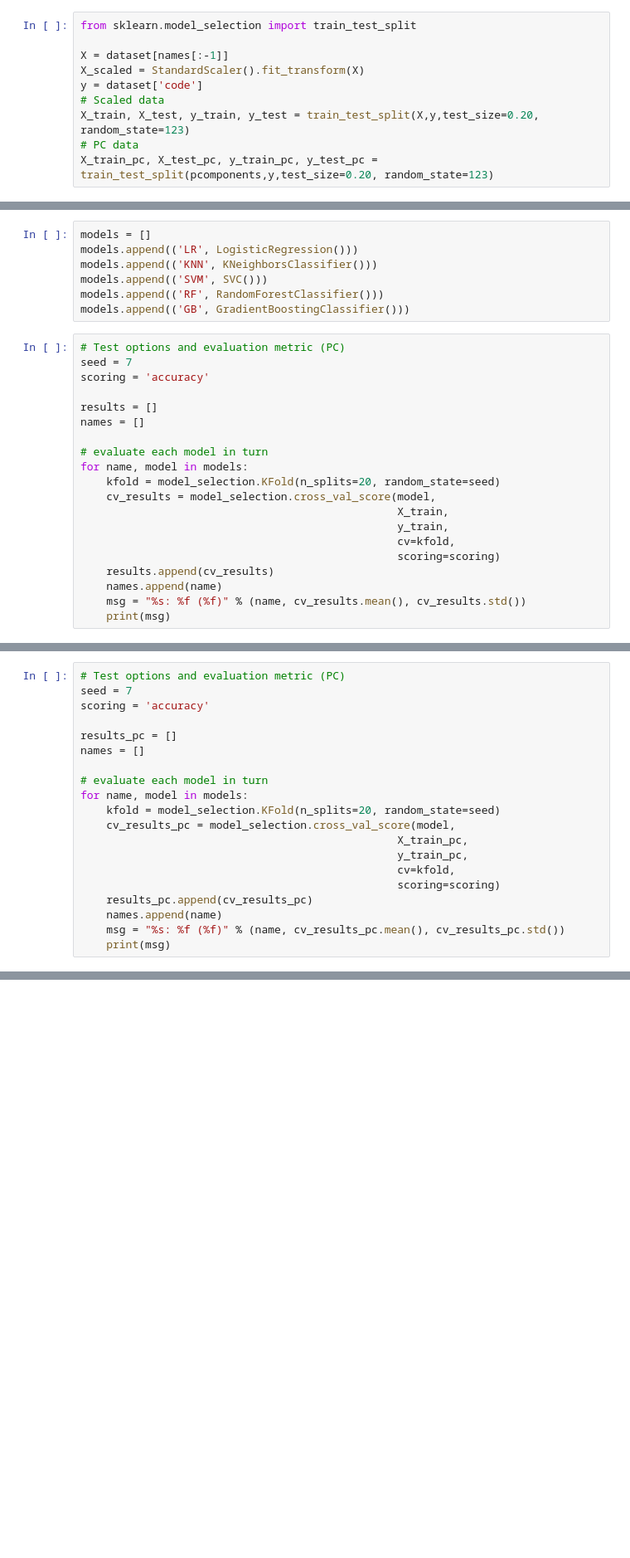
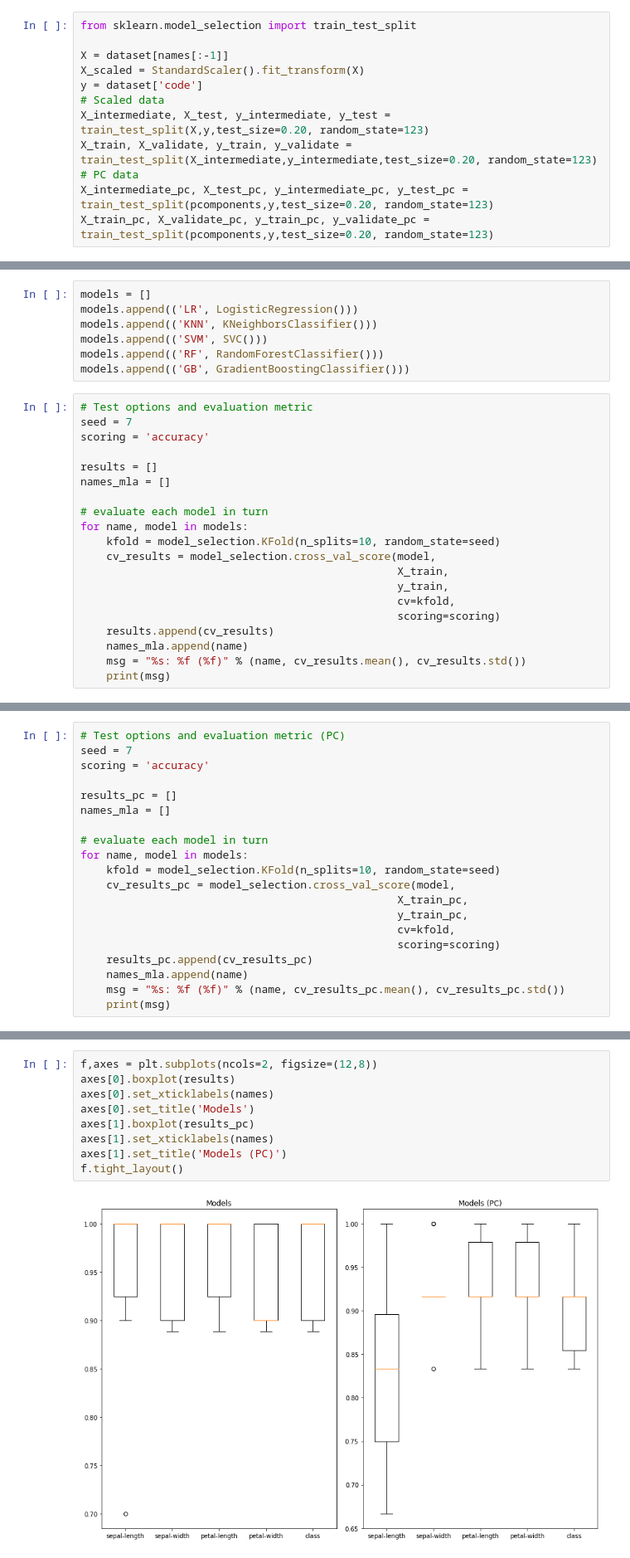
Before and after one commit to abdoniniguez/ML-Course, a Jupyter notebook: Homeworks/Iris Classification.ipynb, the cells around one changed output, grey strips where cells are left out. Shown at 83% size. Drawn from its saved outputs; the diff is of its cells as text; blank space fills up the shorter version.

```diff
--- a/Homeworks/Which Iris?.ipynb
+++ b/Homeworks/Iris Classification.ipynb
@@ -151,7 +191,9 @@ X = dataset[names[:-1]]
 X_scaled = StandardScaler().fit_transform(X)
 y = dataset['code']
 # Scaled data
-X_train, X_test, y_train, y_test = train_test_split(X,y,test_size=0.20, random_state=123)
+X_intermediate, X_test, y_intermediate, y_test = train_test_split(X,y,test_size=0.20, random_state=123)
+X_train, X_validate, y_train, y_validate = train_test_split(X_intermediate,y_intermediate,test_size=0.20, random_state=123)
 # PC data
-X_train_pc, X_test_pc, y_train_pc, y_test_pc = train_test_split(pcomponents,y,test_size=0.20, random_state=123)
+X_intermediate_pc, X_test_pc, y_intermediate_pc, y_test_pc = train_test_split(pcomponents,y,test_size=0.20, random_state=123)
+X_train_pc, X_validate_pc, y_train_pc, y_validate_pc = train_test_split(pcomponents,y,test_size=0.20, random_state=123)
 # %% [markdown]
@@ -174,23 +217,23 @@ models.append(('SVM', SVC()))
 models.append(('RF', RandomForestClassifier()))
 models.append(('GB', GradientBoostingClassifier()))
 # %%
-# Test options and evaluation metric (PC)
+# Test options and evaluation metric
 seed = 7
 scoring = 'accuracy'
 
 results = []
-names = []
+names_mla = []
 
 # evaluate each model in turn
 for name, model in models:
-    kfold = model_selection.KFold(n_splits=20, random_state=seed)
+    kfold = model_selection.KFold(n_splits=10, random_state=seed)
     cv_results = model_selection.cross_val_score(model,
                                                  X_train,
                                                  y_train,
                                                  cv=kfold,
                                                  scoring=scoring)
     results.append(cv_results)
-    names.append(name)
+    names_mla.append(name)
     msg = "%s: %f (%f)" % (name, cv_results.mean(), cv_results.std())
     print(msg)
 # %% [output]
@@ -205,18 +248,18 @@ seed = 7
 scoring = 'accuracy'
 
 results_pc = []
-names = []
+names_mla = []
 
 # evaluate each model in turn
 for name, model in models:
-    kfold = model_selection.KFold(n_splits=20, random_state=seed)
+    kfold = model_selection.KFold(n_splits=10, random_state=seed)
     cv_results_pc = model_selection.cross_val_score(model,
                                                  X_train_pc,
                                                  y_train_pc,
                                                  cv=kfold,
                                                  scoring=scoring)
     results_pc.append(cv_results_pc)
-    names.append(name)
+    names_mla.append(name)
     msg = "%s: %f (%f)" % (name, cv_results_pc.mean(), cv_results_pc.std())
     print(msg)
 # %% [output]
@@ -245,0 +271,11 @@ plt.show()
+# %%
+f,axes = plt.subplots(ncols=2, figsize=(12,8))
+axes[0].boxplot(results)
+axes[0].set_xticklabels(names)
+axes[0].set_title('Models')
+axes[1].boxplot(results_pc)
+axes[1].set_xticklabels(names)
+axes[1].set_title('Models (PC)')
+f.tight_layout()
+# %% [output]
+[figure, added]
```
Also changed, not shown: parts of 42 cells of this notebook.
